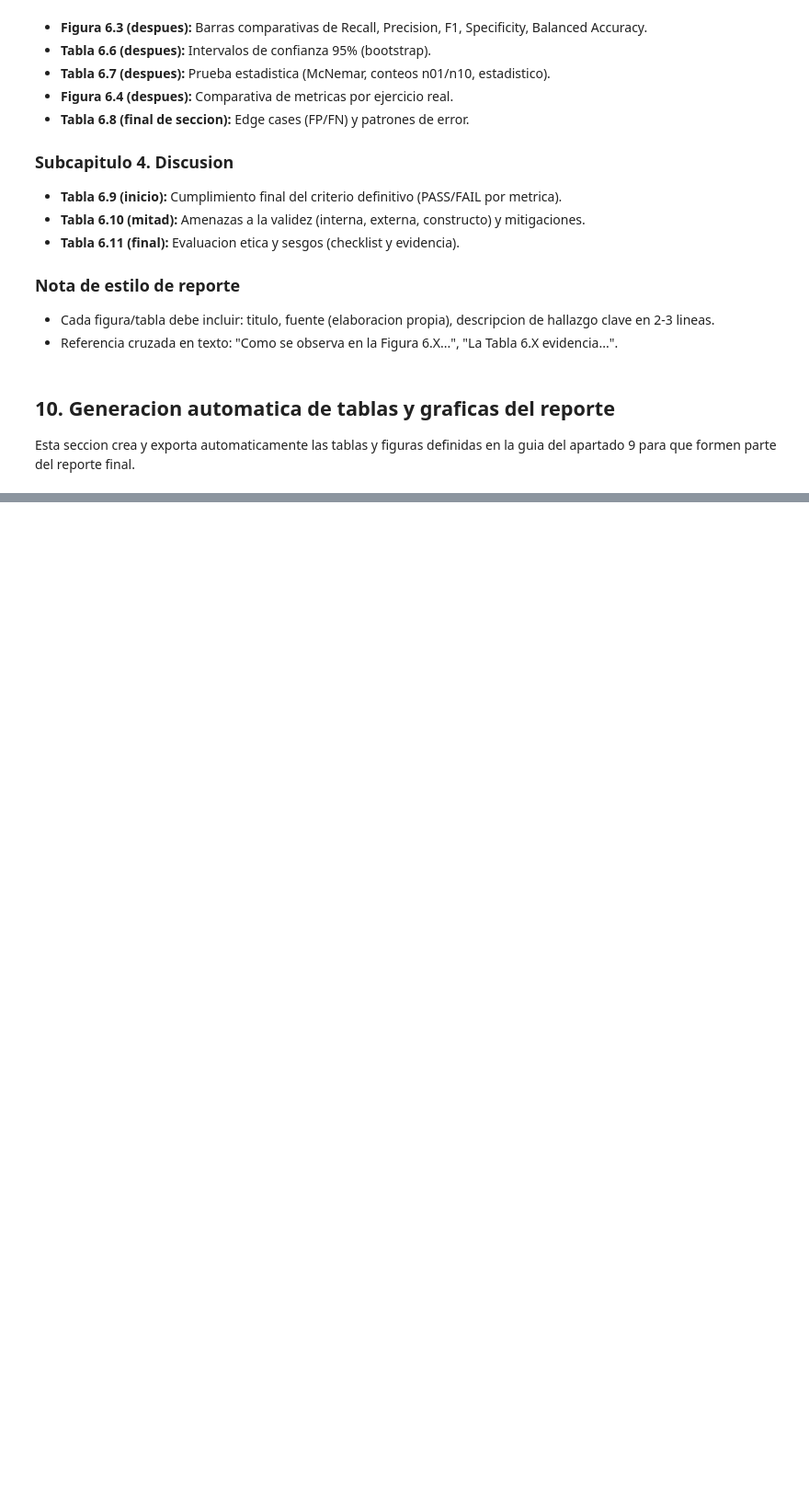
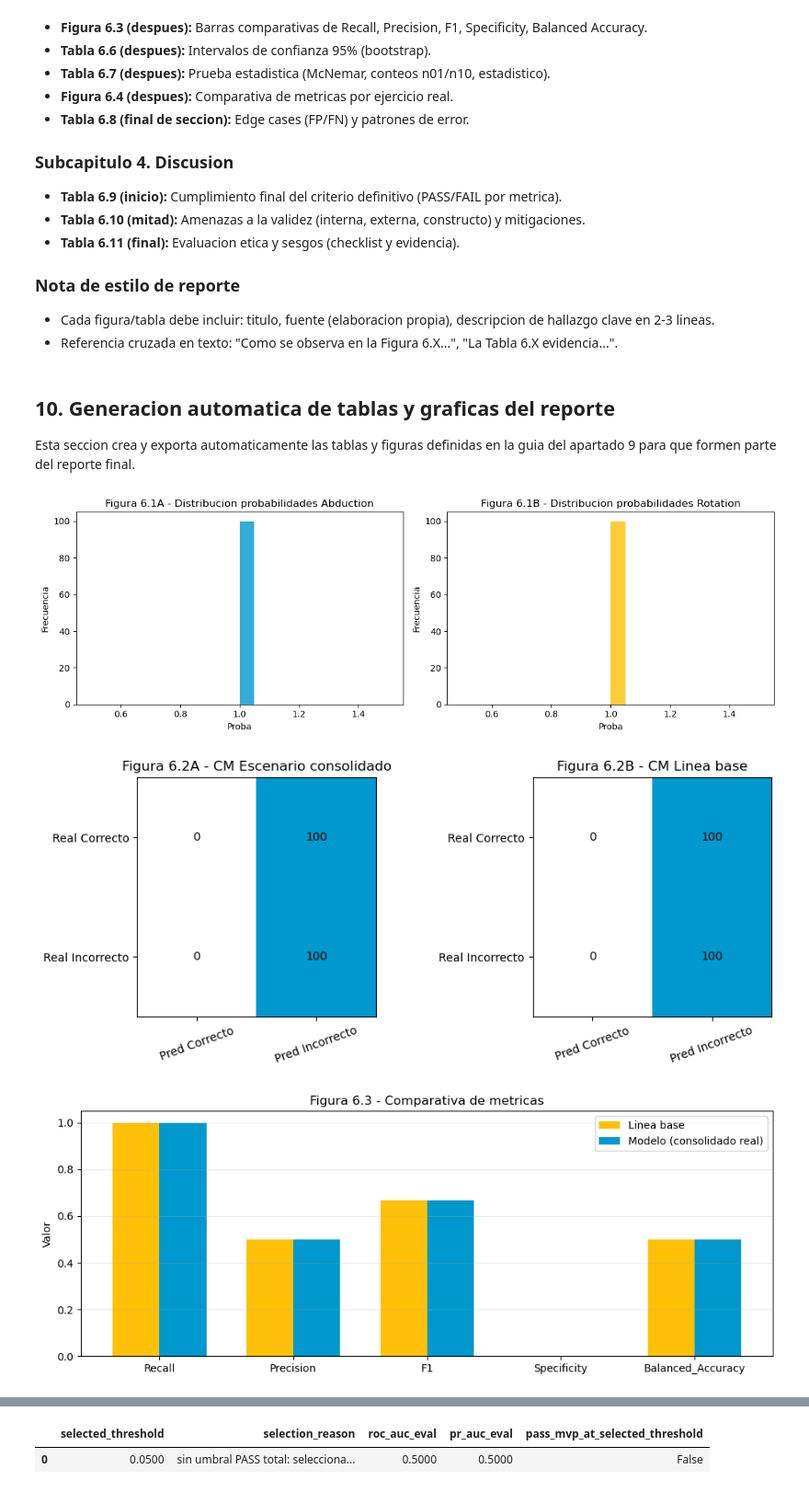
Before and after one commit to MarcoEli94/modelo_rehabilitacion, a Jupyter notebook: Capitulo_6_Validacion_Diseno_Experimental.ipynb, the cells around one changed output, grey strips where cells are left out. Shown at 92% size. Drawn from its saved outputs; the diff is of its cells as text; code cells hidden in the pictures; blank space fills up the shorter version.

```diff
--- a/Capitulo_6_Validacion_Diseno_Experimental.ipynb
+++ b/Capitulo_6_Validacion_Diseno_Experimental.ipynb
@@ -553,7 +1495,8 @@ Esta seccion crea y exporta automaticamente las tablas y figuras definidas en la
 required_vars = [
     "TARGET", "report_df", "metrics_ctrl", "metrics_baseline", "recall_ci", "precision_ci",
     "n01", "n10", "edge_cases", "robust_rows", "y_prob_abd", "y_prob_rot", "PRIMARY_COLOR",
-    "SECONDARY_COLOR", "cm_ctrl", "cm_base"
+    "SECONDARY_COLOR", "cm_ctrl", "cm_base", "selected_threshold", "selection_reason",
+    "roc_auc_eval", "pr_auc_eval", "threshold_selection_df", "best_threshold_summary_df"
 ]
 missing = [v for v in required_vars if v not in globals()]
 if missing:
@@ -584,6 +1527,8 @@ tabla_6_2 = pd.DataFrame([
     {"Metrica": "F1", "Formula": "2*P*R/(P+R)", "Interpretacion": "Balance entre precision y recall", "Umbral": TARGET["f1_min"]},
     {"Metrica": "Specificity", "Formula": "TN/(TN+FP)", "Interpretacion": "Capacidad de reconocer ejecuciones correctas", "Umbral": TARGET["specificity_min"]},
     {"Metrica": "Balanced_Accuracy", "Formula": "(Recall+Specificity)/2", "Interpretacion": "Balance global entre clases", "Umbral": np.nan},
+    {"Metrica": "ROC_AUC", "Formula": "AUC(ROC)", "Interpretacion": "Discriminacion global independiente del umbral", "Umbral": np.nan},
+    {"Metrica": "PR_AUC", "Formula": "Average Precision", "Interpretacion": "Calidad de ranking para clase positiva", "Umbral": np.nan},
 ])
 
 # Tabla 6.3: protocolo reproducible
@@ -592,10 +1537,11 @@ tabla_6_3 = pd.DataFrame([
     {"Paso": 2, "Descripcion": "Cargar modelos y bundles m07/m09", "Artefacto": "bundle_abd, bundle_rot"},
     {"Paso": 3, "Descripcion": "Cargar muestra JSON y etiquetar", "Artefacto": "y_true_abd, y_true_rot"},
     {"Paso": 4, "Descripcion": "Inferencia y probabilidades", "Artefacto": "y_prob_abd, y_prob_rot"},
-    {"Paso": 5, "Descripcion": "Evaluar escenarios y baseline", "Artefacto": "report_df"},
-    {"Paso": 6, "Descripcion": "Calcular IC 95% bootstrap", "Artefacto": "recall_ci, precision_ci"},
-    {"Paso": 7, "Descripcion": "Prueba estadistica pareada", "Artefacto": "n01, n10, chi2"},
-    {"Paso": 8, "Descripcion": "Analizar consistencia entre ejercicios y edge cases", "Artefacto": "robust_rows, edge_cases"},
+    {"Paso": 5, "Descripcion": "Barrido de umbral y seleccion operativa", "Artefacto": "threshold_selection_df, selected_threshold"},
+    {"Paso": 6, "Descripcion": "Evaluar escenarios y baseline", "Artefacto": "report_df"},
+    {"Paso": 7, "Descripcion": "Calcular IC 95% bootstrap", "Artefacto": "recall_ci, precision_ci"},
+    {"Paso": 8, "Descripcion": "Prueba estadistica pareada", "Artefacto": "n01, n10, chi2"},
+    {"Paso": 9, "Descripcion": "Analizar consistencia entre ejercicios y edge cases", "Artefacto": "robust_rows, edge_cases"},
 ])
 
 # Tabla 6.4: particion y aislamiento
@@ -654,6 +1600,10 @@ tabla_6_11 = pd.DataFrame([
     {"Criterio": "Supervision humana", "Estado": "OK", "Evidencia": "Uso asistido, no diagnostico autonomo"},
 ])
 
+# Tabla 6.12: umbral optimo y AUC
+tabla_6_12 = best_threshold_summary_df.copy()
+tabla_6_12["selected_threshold"] = tabla_6_12["selected_threshold"].astype(float)
+
 tablas = {
     "tabla_6_1_trazabilidad_mvp_lean": tabla_6_1,
     "tabla_6_2_definicion_metricas": tabla_6_2,
@@ -666,6 +1616,8 @@ tablas = {
     "tabla_6_9_cumplimiento_final": tabla_6_9,
     "tabla_6_10_amenazas_validez": tabla_6_10,
     "tabla_6_11_etica_sesgos": tabla_6_11,
+    "tabla_6_12_umbral_optimo": tabla_6_12,
+    "tabla_6_13_barrido_umbrales": threshold_selection_df,
 }
 
 for name, df in tablas.items():
@@ -737,30 +1689,35 @@ ax.plot(robust_df["Escenario"], robust_df["Recall"], marker="o", label="Recall",
 ax.plot(robust_df["Escenario"], robust_df["Precision"], marker="o", label="Precision", color=SECONDARY_COLOR)
 ax.plot(robust_df["Escenario"], robust_df["F1"], marker="o", label="F1", color="#4CAF50")
 ax.set_ylim(0, 1.05)
 ax.set_title("Figura 6.4 - Comparativa por ejercicio real")
 ax.set_ylabel("Valor")
 ax.tick_params(axis="x", rotation=20)
 ax.legend()
 ax.grid(alpha=0.25)
 
 plt.tight_layout()
 fig.savefig(figures_dir / "figura_6_4_comparativa_ejercicios.png", dpi=150, bbox_inches="tight")
 plt.show()
 
 # Indice de artefactos del reporte
 artifacts = {
     "tablas_csv": sorted([p.name for p in tables_dir.glob("*.csv")]),
     "figuras_png": sorted([p.name for p in figures_dir.glob("*.png")]),
 }
 with (report_dir / "indice_artefactos_reporte.json").open("w", encoding="utf-8") as f:
     json.dump(artifacts, f, ensure_ascii=False, indent=2)
 
 print("Reporte generado en:", report_dir)
 print("Tablas:")
 for name in artifacts["tablas_csv"]:
     print("-", name)
 print("Figuras:")
 for name in artifacts["figuras_png"]:
     print("-", name)
 
+display(tabla_6_12)
 tabla_6_9
+# %% [output]
+[figure, added]
+[figure, added]
+[figure, added]
@@ -766,0 +1742,2 @@ tabla_6_9
+|  | selected_threshold | selection_reason | roc_auc_eval | pr_auc_eval | pass_mvp_at_selected_threshold |
+| 0 | 0.0500 | sin umbral PASS total: selecciona... | 0.5000 | 0.5000 | False |
```
Also changed, not shown: parts of 23 cells of this notebook, 46 other files.
